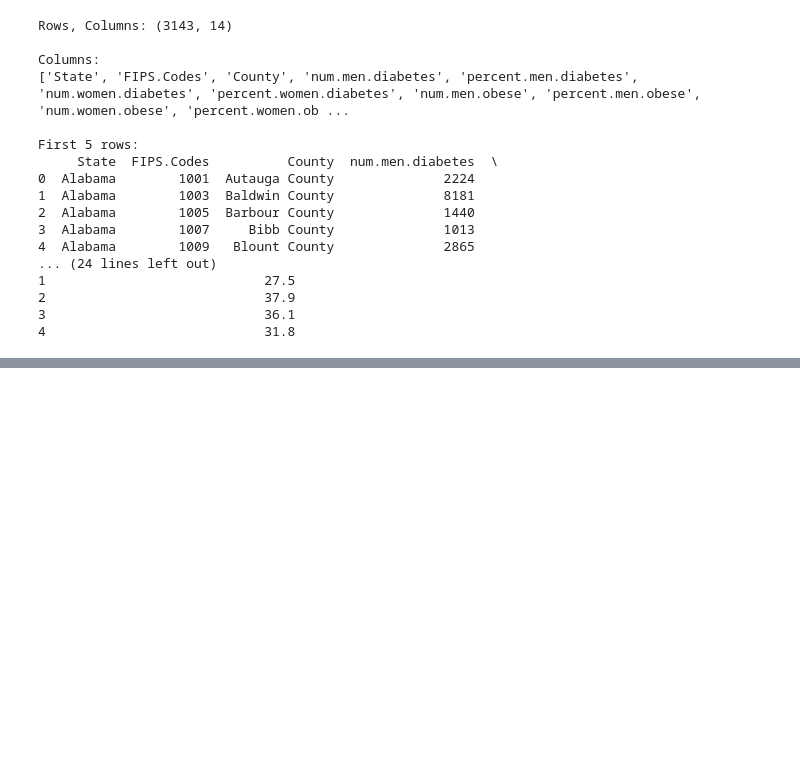
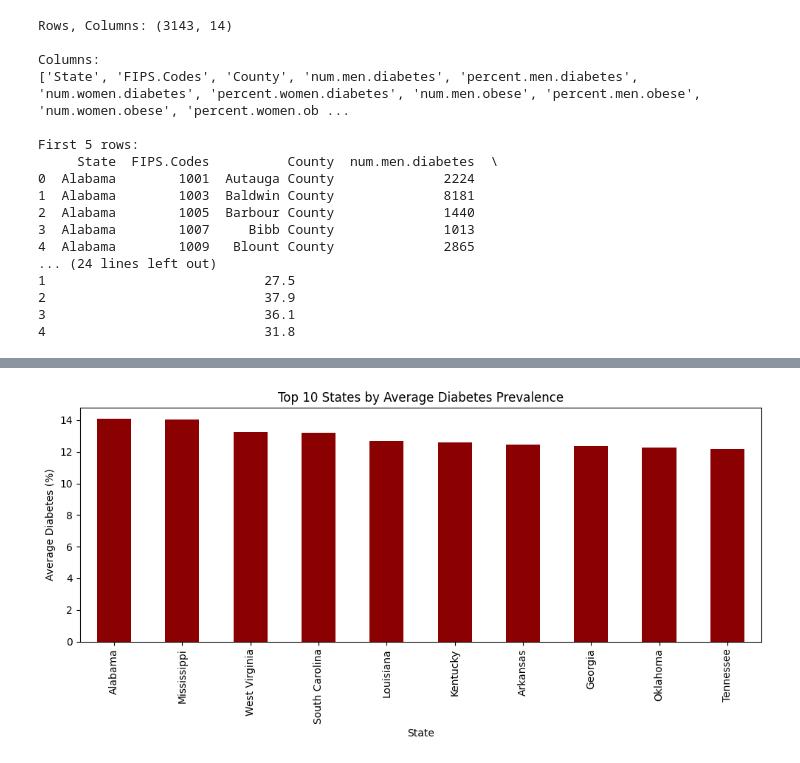
Before and after one commit to Prasanna-datascience/Data110Class, a Jupyter notebook: Data110_Project1_Prasanna.ipynb, the cells around one changed output, grey strips where cells are left out. Cells and saved outputs as stored; diff of their text form; code cells hidden in the pictures; blank space fills up the shorter version.

```diff
--- a/Data110_Project1_Prasanna.ipynb
+++ b/Data110_Project1_Prasanna.ipynb
@@ -101,0 +127,23 @@ KeyError: 'avg_diabetes'
+# %%
+state_avg = (
+    df.groupby("State")["avg_diabetes"]
+    .mean()
+    .sort_values(ascending=False)
+    .head(10)
+)
+
+plt.figure(figsize=(10,5))
+
+state_avg.plot(
+    kind="bar",
+    color="darkred"
+)
+
+plt.title("Top 10 States by Average Diabetes Prevalence")
+plt.xlabel("State")
+plt.ylabel("Average Diabetes (%)")
+
+plt.tight_layout()
+plt.show()
+# %% [output]
+[figure, added]
```
Also changed, not shown: parts of 2 cells of this notebook.
